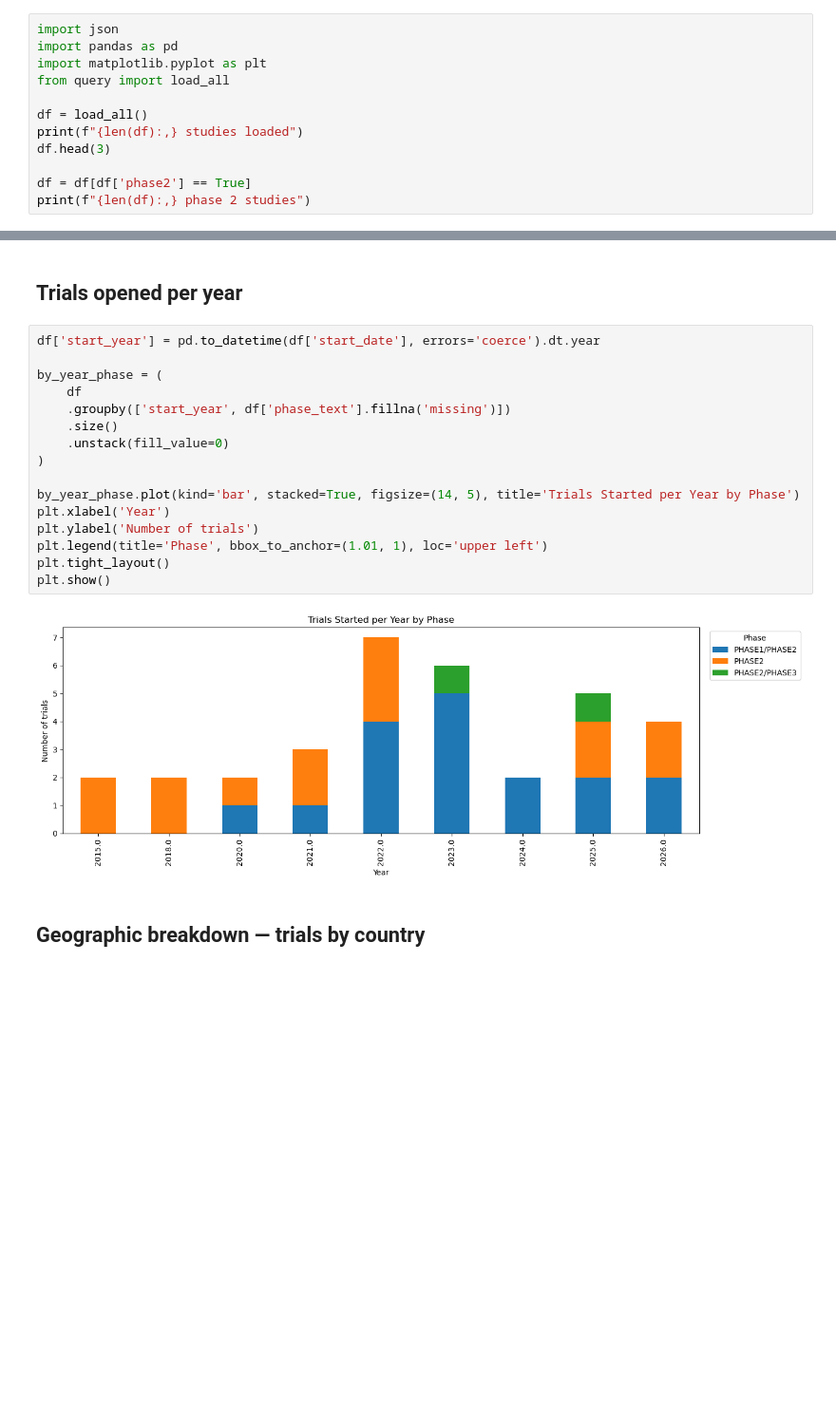
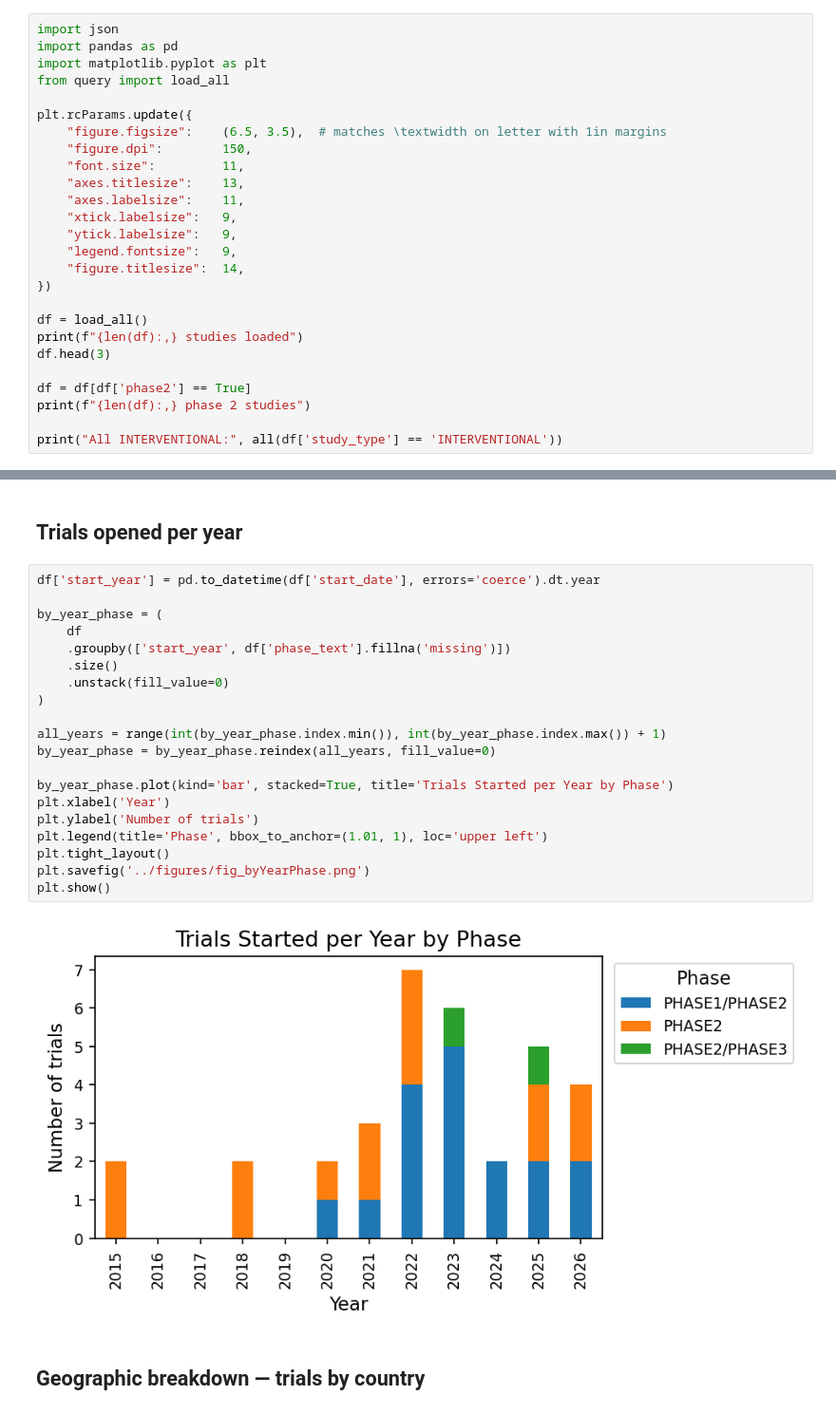
Before and after one commit to rishikiram/TACT, a Jupyter notebook: backend_py/eda.ipynb, the cells around one changed output, grey strips where cells are left out. Shown at 95% size. Cells and saved outputs as stored; diff of their text form; blank space fills up the shorter version.

```diff
--- a/backend_py/eda.ipynb
+++ b/backend_py/eda.ipynb
@@ -6,6 +6,18 @@ import json
 import pandas as pd
 import matplotlib.pyplot as plt
 from query import load_all
+
+plt.rcParams.update({
+    "figure.figsize":    (6.5, 3.5),  # matches \textwidth on letter with 1in margins
+    "figure.dpi":        150,
+    "font.size":         11,
+    "axes.titlesize":    13,
+    "axes.labelsize":    11,
+    "xtick.labelsize":   9,
+    "ytick.labelsize":   9,
+    "legend.fontsize":   9,
+    "figure.titlesize":  14,
+})
 
 df = load_all()
 print(f"{len(df):,} studies loaded")
@@ -13,6 +25,8 @@ df.head(3)
 
 df = df[df['phase2'] == True]
 print(f"{len(df):,} phase 2 studies")
+
+print("All INTERVENTIONAL:", all(df['study_type'] == 'INTERVENTIONAL'))
 # %% [output]
 89 studies loaded
 42 phase 2 studies
@@ -69,21 +90,25 @@ Number of studies with 0 enrollment: 5
 # %%
 df['start_year'] = pd.to_datetime(df['start_date'], errors='coerce').dt.year
 
 by_year_phase = (
     df
     .groupby(['start_year', df['phase_text'].fillna('missing')])
     .size()
     .unstack(fill_value=0)
 )
 
-by_year_phase.plot(kind='bar', stacked=True, figsize=(14, 5), title='Trials Started per Year by Phase')
+all_years = range(int(by_year_phase.index.min()), int(by_year_phase.index.max()) + 1)
+by_year_phase = by_year_phase.reindex(all_years, fill_value=0)
+
+by_year_phase.plot(kind='bar', stacked=True, title='Trials Started per Year by Phase')
 plt.xlabel('Year')
 plt.ylabel('Number of trials')
 plt.legend(title='Phase', bbox_to_anchor=(1.01, 1), loc='upper left')
 plt.tight_layout()
+plt.savefig('../figures/fig_byYearPhase.png')
 plt.show()
 # %% [output]
-[figure, old version]
+[figure, new version]
 # %% [markdown]
 ## Geographic breakdown — trials by country
 # %%
```
Also changed, not shown: parts of 20 cells of this notebook, 3 other files.
